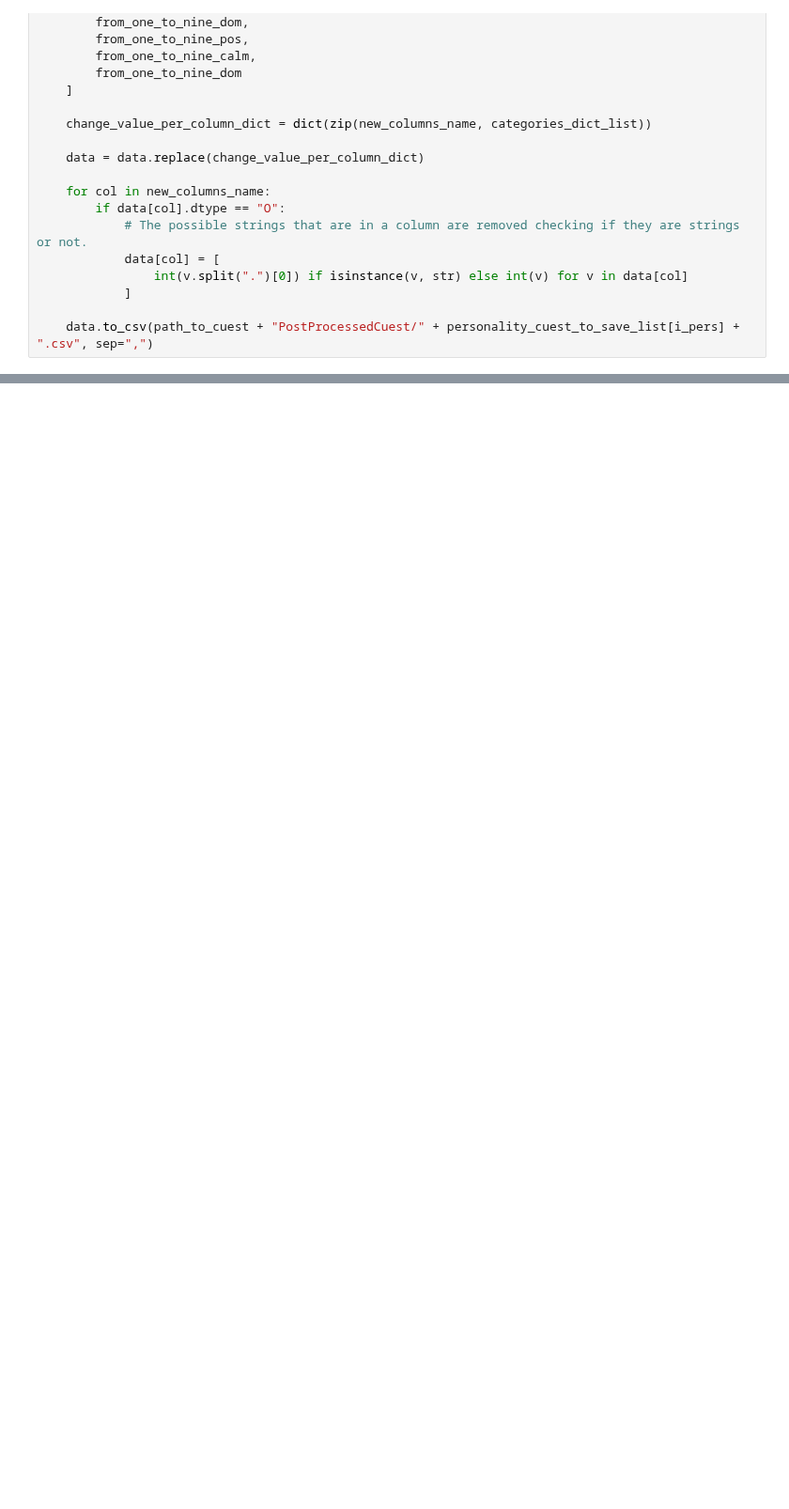
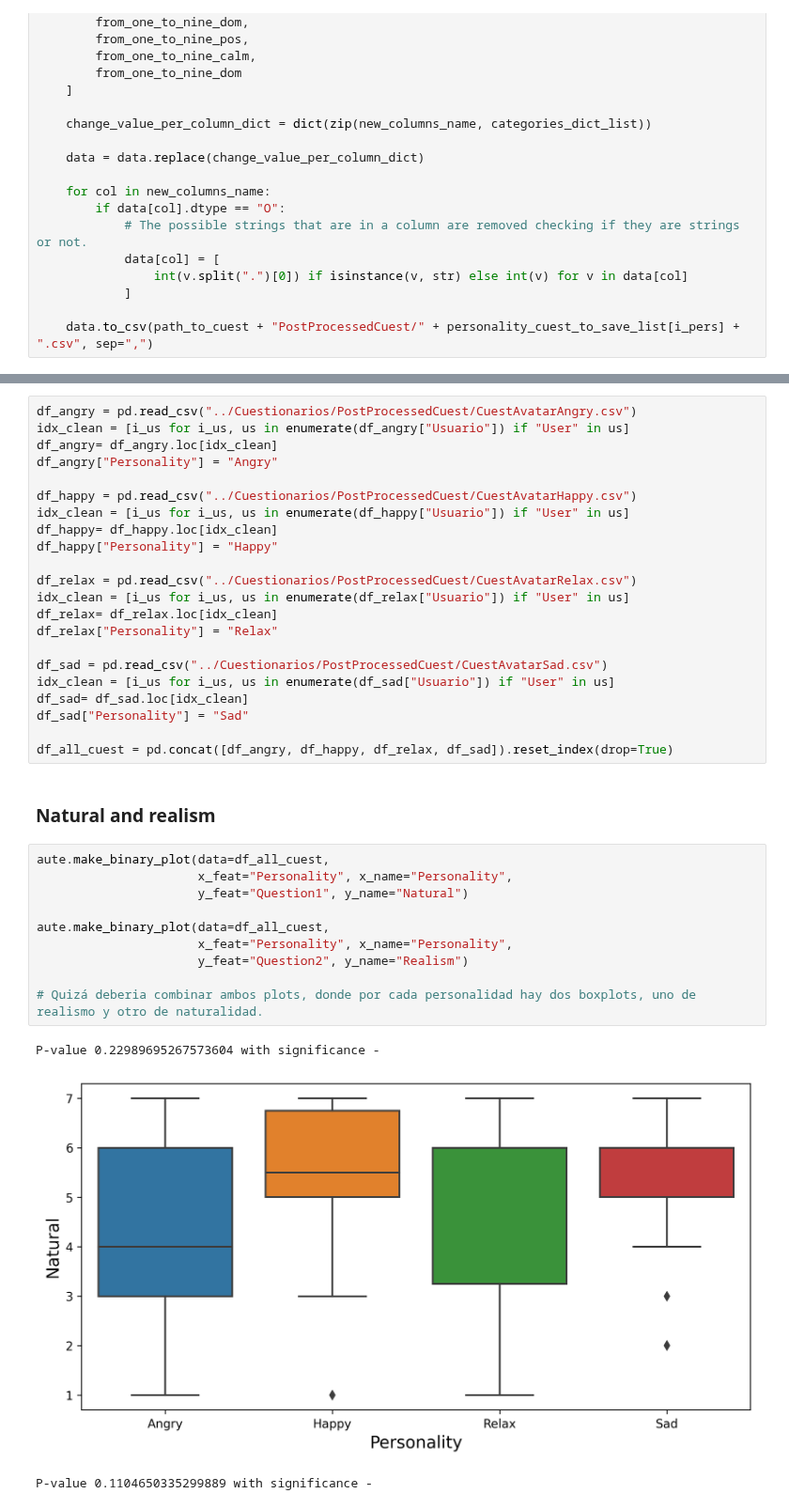
Before and after one commit to ASAPLableni/LableniBot, a Jupyter notebook: DataAnalysis/AnalysisQuest.ipynb, the cells around one changed output, grey strips where cells are left out. Shown at 94% size. Cells and saved outputs as stored; diff of their text form; blank space fills up the shorter version.

```diff
--- a/DataAnalysis/AnalysisQuest.ipynb
+++ b/DataAnalysis/AnalysisQuest.ipynb
@@ -573,0 +580,38 @@ for i_pers, pers in enumerate(personality_cuest_list):
+# %%
+df_angry = pd.read_csv("../Cuestionarios/PostProcessedCuest/CuestAvatarAngry.csv")
+idx_clean = [i_us for i_us, us in enumerate(df_angry["Usuario"]) if "User" in us]
+df_angry= df_angry.loc[idx_clean]
+df_angry["Personality"] = "Angry"
+
+df_happy = pd.read_csv("../Cuestionarios/PostProcessedCuest/CuestAvatarHappy.csv")
+idx_clean = [i_us for i_us, us in enumerate(df_happy["Usuario"]) if "User" in us]
+df_happy= df_happy.loc[idx_clean]
+df_happy["Personality"] = "Happy"
+
+df_relax = pd.read_csv("../Cuestionarios/PostProcessedCuest/CuestAvatarRelax.csv")
+idx_clean = [i_us for i_us, us in enumerate(df_relax["Usuario"]) if "User" in us]
+df_relax= df_relax.loc[idx_clean]
+df_relax["Personality"] = "Relax"
+
+df_sad = pd.read_csv("../Cuestionarios/PostProcessedCuest/CuestAvatarSad.csv")
+idx_clean = [i_us for i_us, us in enumerate(df_sad["Usuario"]) if "User" in us]
+df_sad= df_sad.loc[idx_clean]
+df_sad["Personality"] = "Sad"
+
+df_all_cuest = pd.concat([df_angry, df_happy, df_relax, df_sad]).reset_index(drop=True)
+# %% [markdown]
+### Natural and realism
+# %%
+aute.make_binary_plot(data=df_all_cuest,
+                      x_feat="Personality", x_name="Personality",
+                      y_feat="Question1", y_name="Natural")
+
+aute.make_binary_plot(data=df_all_cuest,
+                      x_feat="Personality", x_name="Personality",
+                      y_feat="Question2", y_name="Realism")
+
+# Quizá deberia combinar ambos plots, donde por cada personalidad hay dos boxplots, uno de realismo y otro de naturalidad.
+# %% [output]
+P-value 0.22989695267573604 with significance -
+[figure, added]
+P-value 0.1104650335299889 with significance -
```
Also changed, not shown: parts of 11 cells of this notebook, 1 other file.
